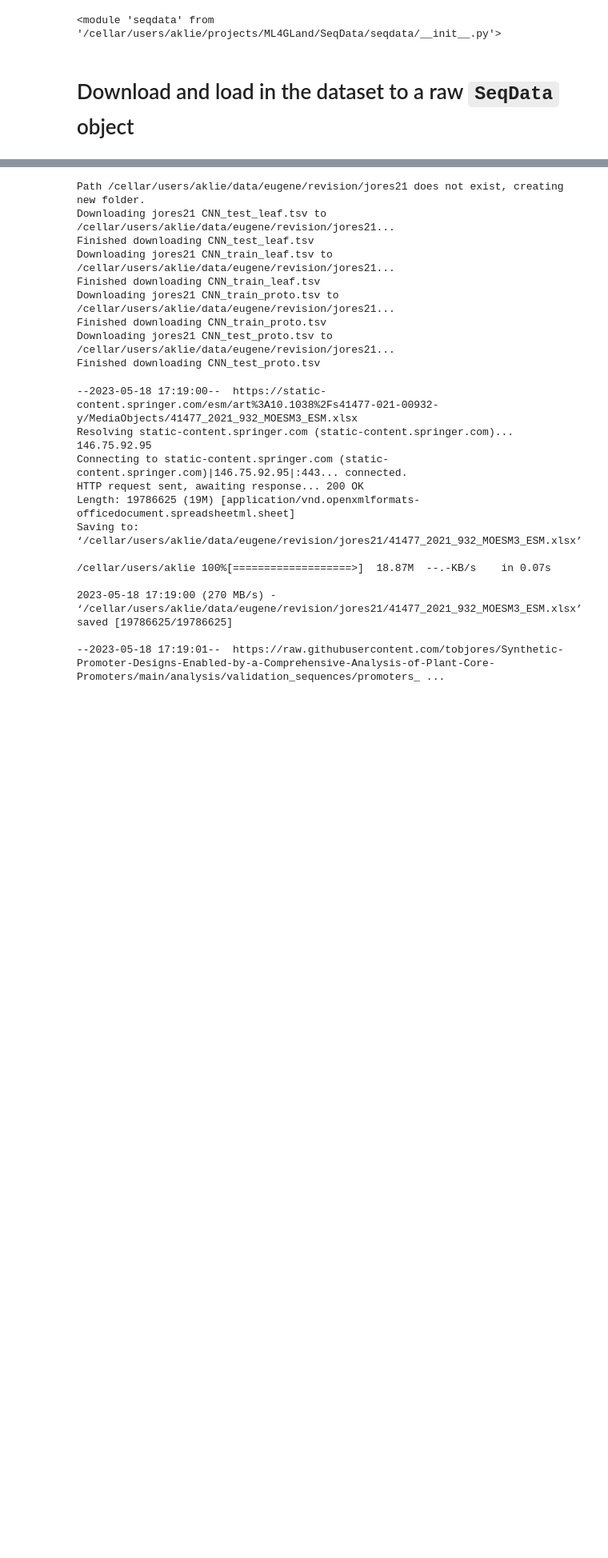
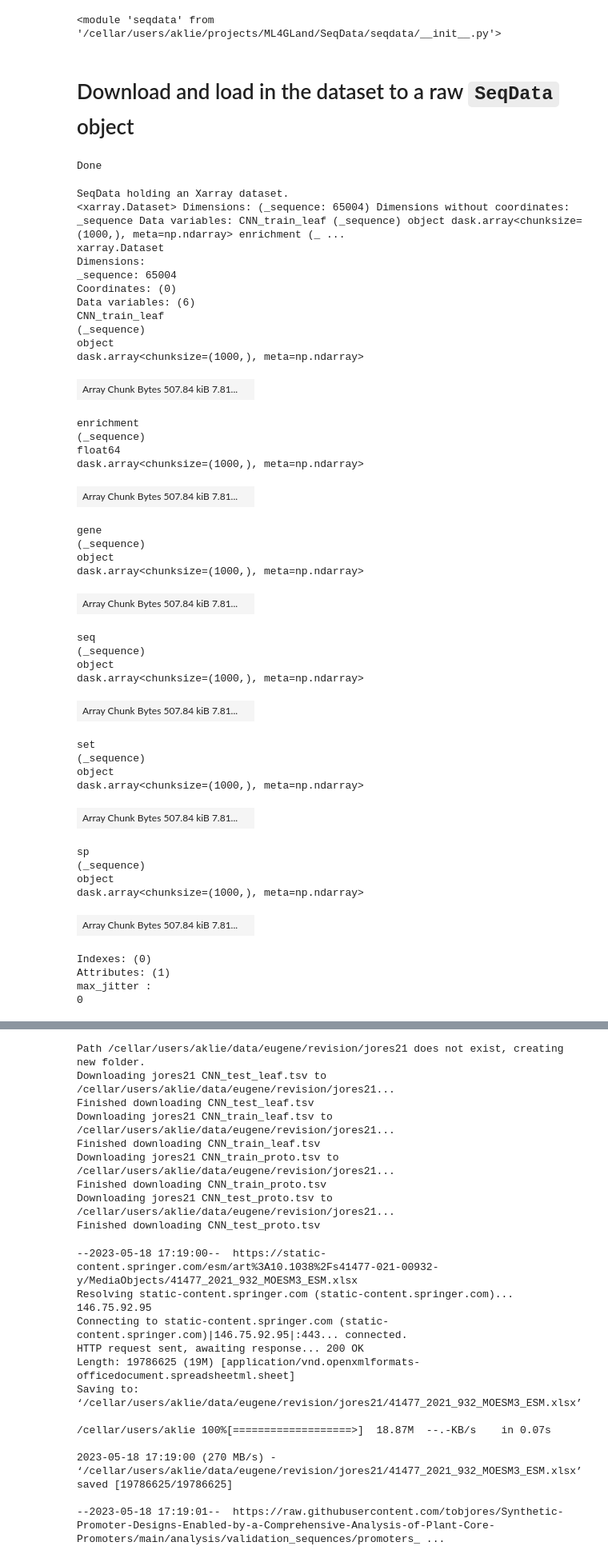
Before and after one commit to ML4GLand/EUGENe_paper, a Jupyter notebook: notebooks/jores21/jores21_ETL.ipynb, the cells around one changed output, grey strips where cells are left out. Shown at 80% size. Cells and saved outputs as stored; diff of their text form; code cells hidden in the pictures; blank space fills up the shorter version.

```diff
--- a/notebooks/jores21/jores21_ETL.ipynb
+++ b/notebooks/jores21/jores21_ETL.ipynb
@@ -26,3 +26,59 @@ importlib.reload(seqdata)
 <module 'seqdata' from '/cellar/users/aklie/projects/ML4GLand/SeqData/seqdata/__init__.py'>
 # %% [markdown]
 # Download and load in the dataset to a raw `SeqData` object
+# %%
+sdata = sd.read_table(
+    name="seq",
+    out="/cellar/users/aklie/data/eugene/revision/jores21/CNN_train_leaf.zarr",
+    tables="/cellar/users/aklie/data/eugene/revision/jores21/CNN_train_leaf.tsv",
+    seq_col="sequence",
+    batch_size=1000,
+    overwrite=True,
+)
+print("Done")
+# %% [output]
+Done
+# %%
+sdata
+# %% [output]
+SeqData holding an Xarray dataset.
+<xarray.Dataset> Dimensions: (_sequence: 65004) Dimensions without coordinates: _sequence Data variables: CNN_train_leaf (_sequence) object dask.array<chunksize=(1000,), meta=np.ndarray> enrichment (_ ...
+xarray.Dataset
+Dimensions:
+_sequence: 65004
+Coordinates: (0)
+Data variables: (6)
+CNN_train_leaf
+(_sequence)
+object
+dask.array<chunksize=(1000,), meta=np.ndarray>
+| Array Chunk Bytes 507.84 kiB 7.81... |  |
+enrichment
+(_sequence)
+float64
+dask.array<chunksize=(1000,), meta=np.ndarray>
+| Array Chunk Bytes 507.84 kiB 7.81... |  |
+gene
+(_sequence)
+object
+dask.array<chunksize=(1000,), meta=np.ndarray>
+| Array Chunk Bytes 507.84 kiB 7.81... |  |
+seq
+(_sequence)
+object
+dask.array<chunksize=(1000,), meta=np.ndarray>
+| Array Chunk Bytes 507.84 kiB 7.81... |  |
+set
+(_sequence)
+object
+dask.array<chunksize=(1000,), meta=np.ndarray>
+| Array Chunk Bytes 507.84 kiB 7.81... |  |
+sp
+(_sequence)
+object
+dask.array<chunksize=(1000,), meta=np.ndarray>
+| Array Chunk Bytes 507.84 kiB 7.81... |  |
+Indexes: (0)
+Attributes: (1)
+max_jitter :
+0
```
Also changed, not shown: parts of 15 cells of this notebook, 1 other file.
